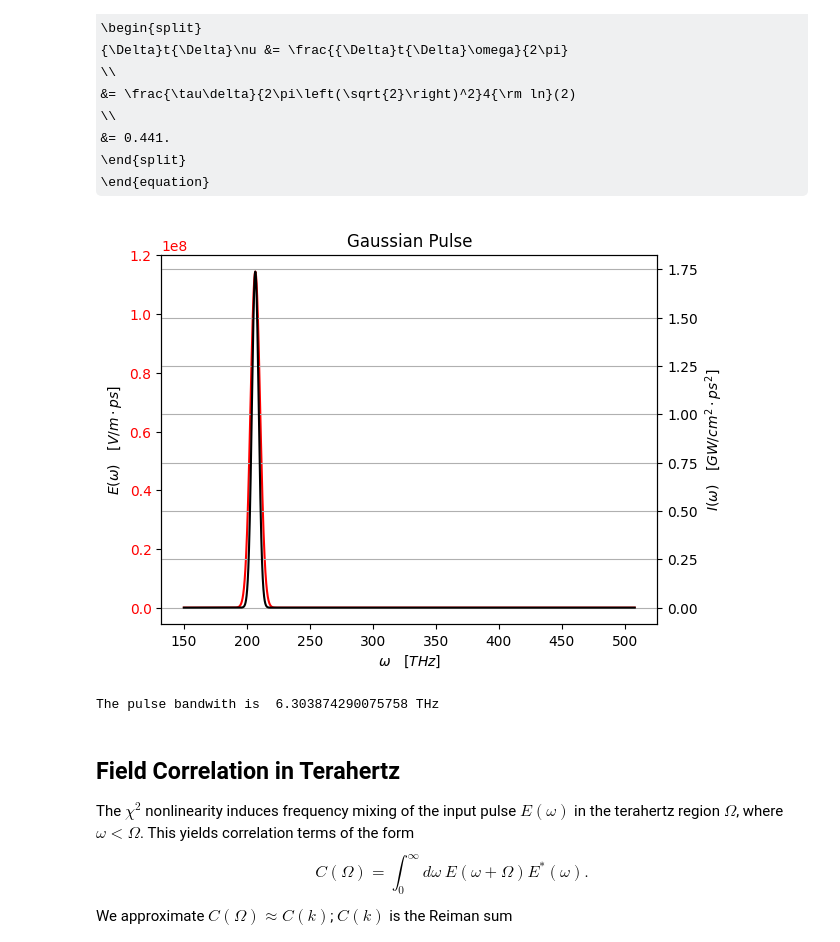
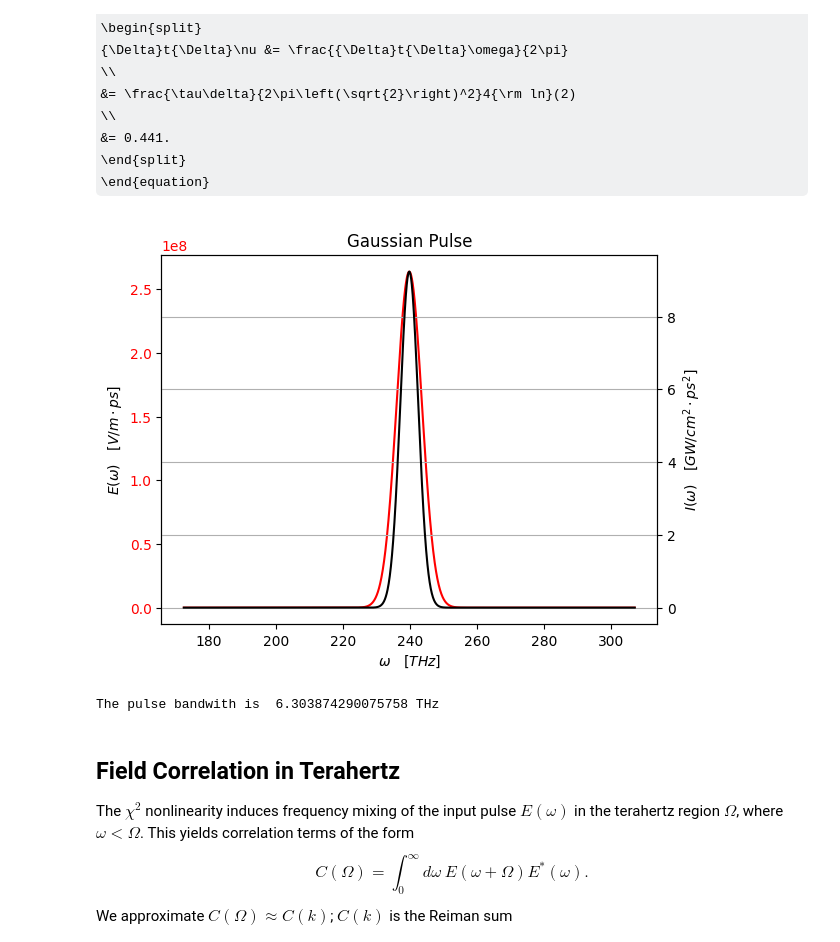
Before and after one commit to p-engel/nonlinear_optics, a Jupyter notebook: optical_rectification/analysis.ipynb, the cells around one changed output. Cells and saved outputs as stored; diff of their text form; code cells hidden in the pictures; some formulas as TeX source.

```diff
--- a/optical_rectification/analysis.ipynb
+++ b/optical_rectification/analysis.ipynb
@@ -61,30 +61,32 @@ This result yields the well known time-bandwidth product of a Fourier transform
 \end{equation}
 # %%
 # Example Gaussian Pulse
-w0 = c_thz / 1450e-9  # [THz]
+w0 = c_thz / 1250e-9  # [THz]
 t_fwhm = 70e-3 # 75e-15 * 1e12  # [ps]
-E0 = 2 * 5.4315195283 * 1e8  # [V/m]
-pulse = definitions.Gaussian(w0=w0, t_fwhm=t_fwhm, E0=E0, Nw=2**13)
+# E0 = 3 * 5.4315195283 * 1e8  # [V/m]
+tau = np.sqrt(2) * (t_fwhm) / ( 2 * np.sqrt(np.log(2)) )
+E0 = 1 * np.sqrt( 2*(2 * fluence[-1]) / (EPS0 * c_thz * tau/(np.sqrt(2/np.pi)) ) )
+pulse = definitions.Gaussian(w0=w0, t_fwhm=t_fwhm, E0=E0, Nw=2**11)
 w_fwhm = pulse.delta * np.sqrt(2*np.log(2)) / (2 * np.pi)
 
 fig1, ax = plt.subplots()
 ax.plot(pulse.w, pulse.field_w(), 'r')
 ax.set_title("Gaussian Pulse")
 ax.set_xlabel(r"$\omega \quad [THz]$")
 ax.set_ylabel(r"$E(\omega) \quad [V/m\cdot ps]$")
 ax.tick_params(axis='y',labelcolor='r')
 ax1 = ax.twinx()
 ax1.plot(pulse.w,
          (EPS0*c/2)*np.abs(pulse.field_w())**2 * 1e-9 * 1e-4,
          'k')
 ax1.set_ylabel(r"$I(\omega) \quad [GW/cm^2 \cdot ps^2]$")
 ax1.tick_params(axis='y',labelcolor='k')
 
 plt.grid(True)
 plt.show()
 print("The pulse bandwith is ", w_fwhm, "THz")
 # %% [output]
-[figure, old version]
+[figure, new version]
 The pulse bandwith is  6.303874290075758 THz
 # %% [markdown]
 ## Field Correlation in Terahertz
```
Also changed, not shown: parts of 17 cells of this notebook.
